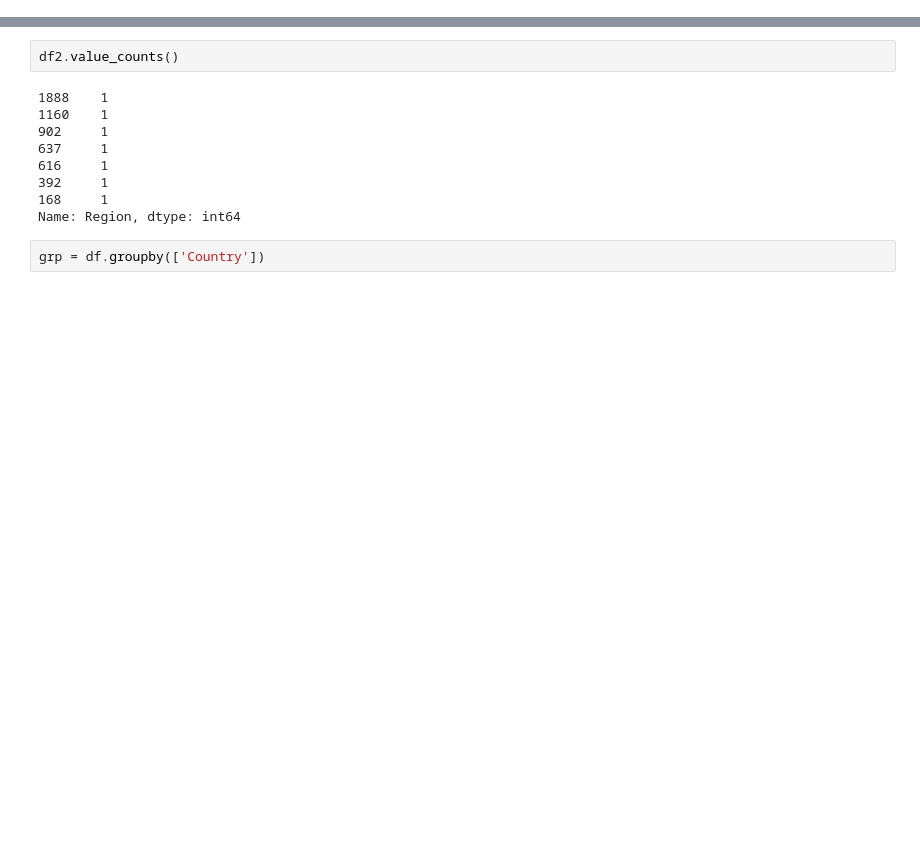
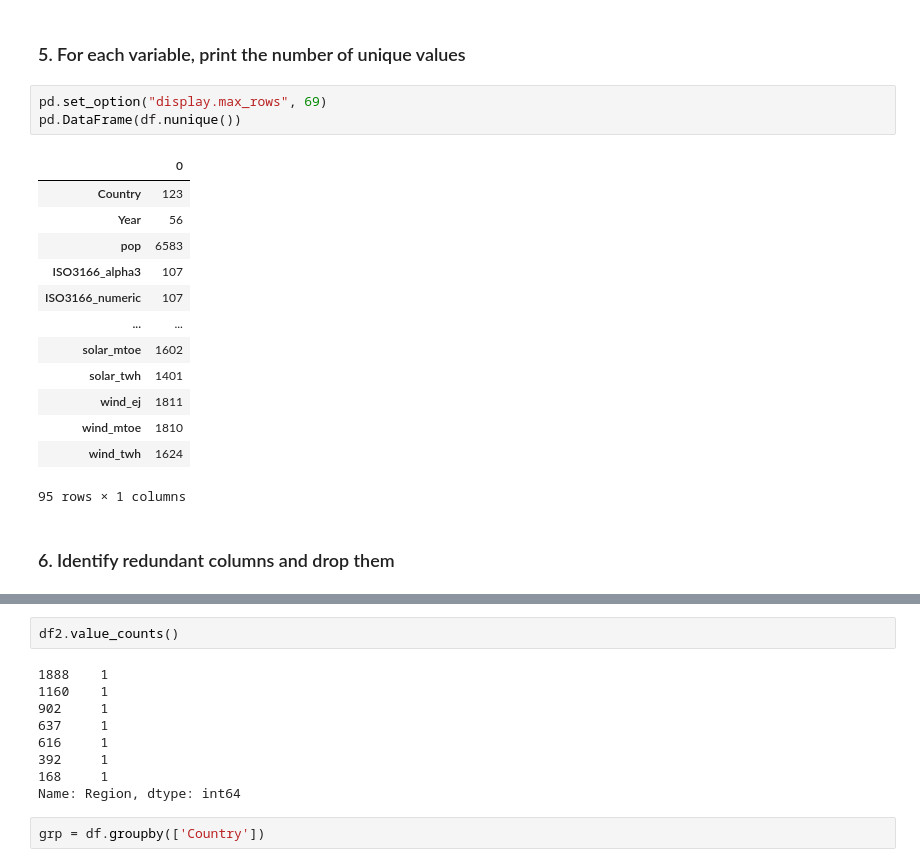
Before and after one commit to PranavaSinghal/DS203-Project, a Jupyter notebook: DS203_project.ipynb, the cells around one changed output, grey strips where cells are left out. Cells and saved outputs as stored; diff of their text form; blank space fills up the shorter version.

```diff
--- a/DS203_project.ipynb
+++ b/DS203_project.ipynb
@@ -53,0 +82,21 @@ max(list(pd.DataFrame(df.isnull().sum())[0]))
+# %% [markdown]
+### 5. For each variable, print the number of unique values
+# %%
+pd.set_option("display.max_rows", 69)
+pd.DataFrame(df.nunique())
+# %% [output]
+|  | 0 |
+| Country | 123 |
+| Year | 56 |
+| pop | 6583 |
+| ISO3166_alpha3 | 107 |
+| ISO3166_numeric | 107 |
+| ... | ... |
+| solar_mtoe | 1602 |
+| solar_twh | 1401 |
+| wind_ej | 1811 |
+| wind_mtoe | 1810 |
+| wind_twh | 1624 |
+95 rows × 1 columns
+# %% [markdown]
+### 6. Identify redundant columns and drop them
```
Also changed, not shown: parts of 32 cells of this notebook.
